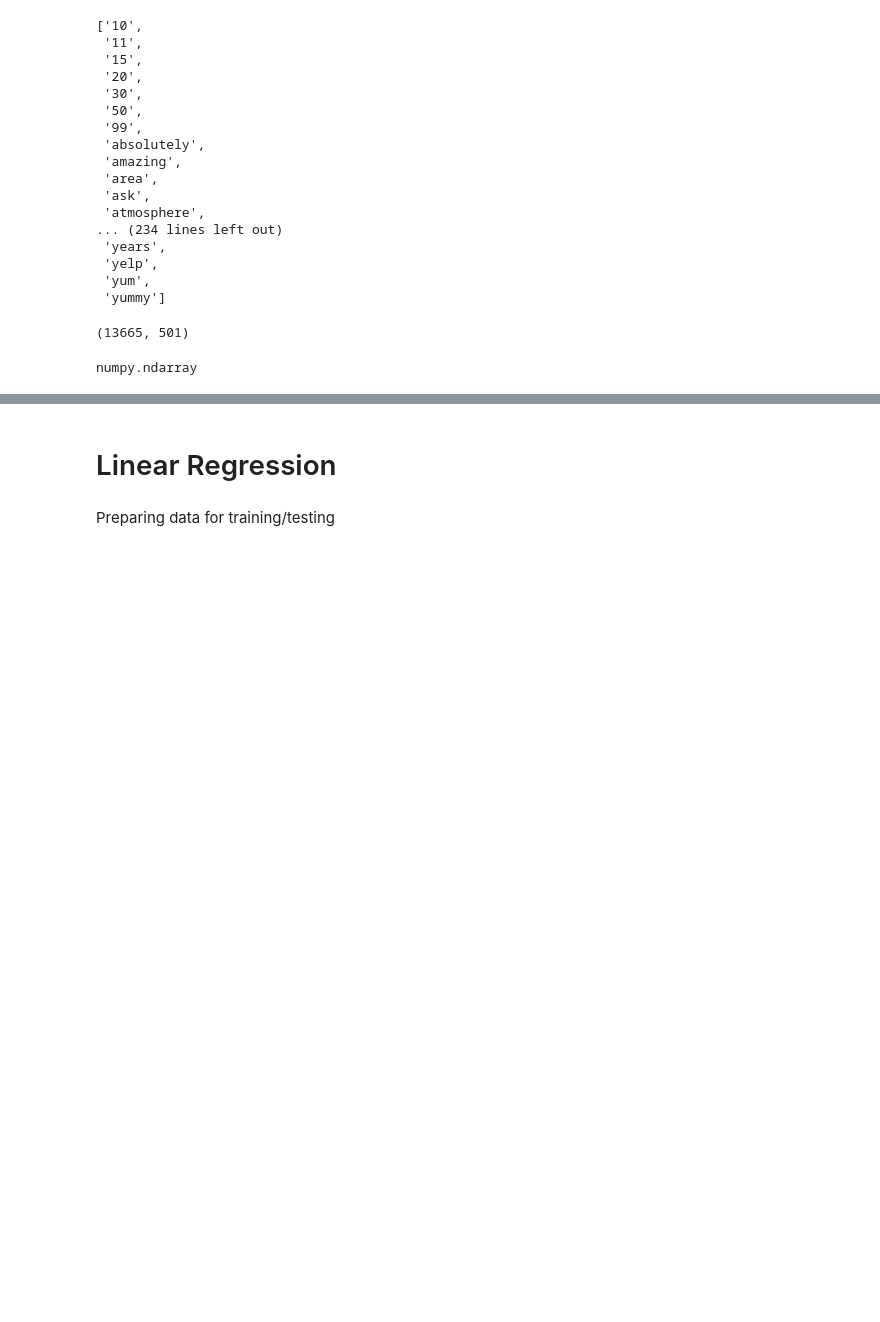
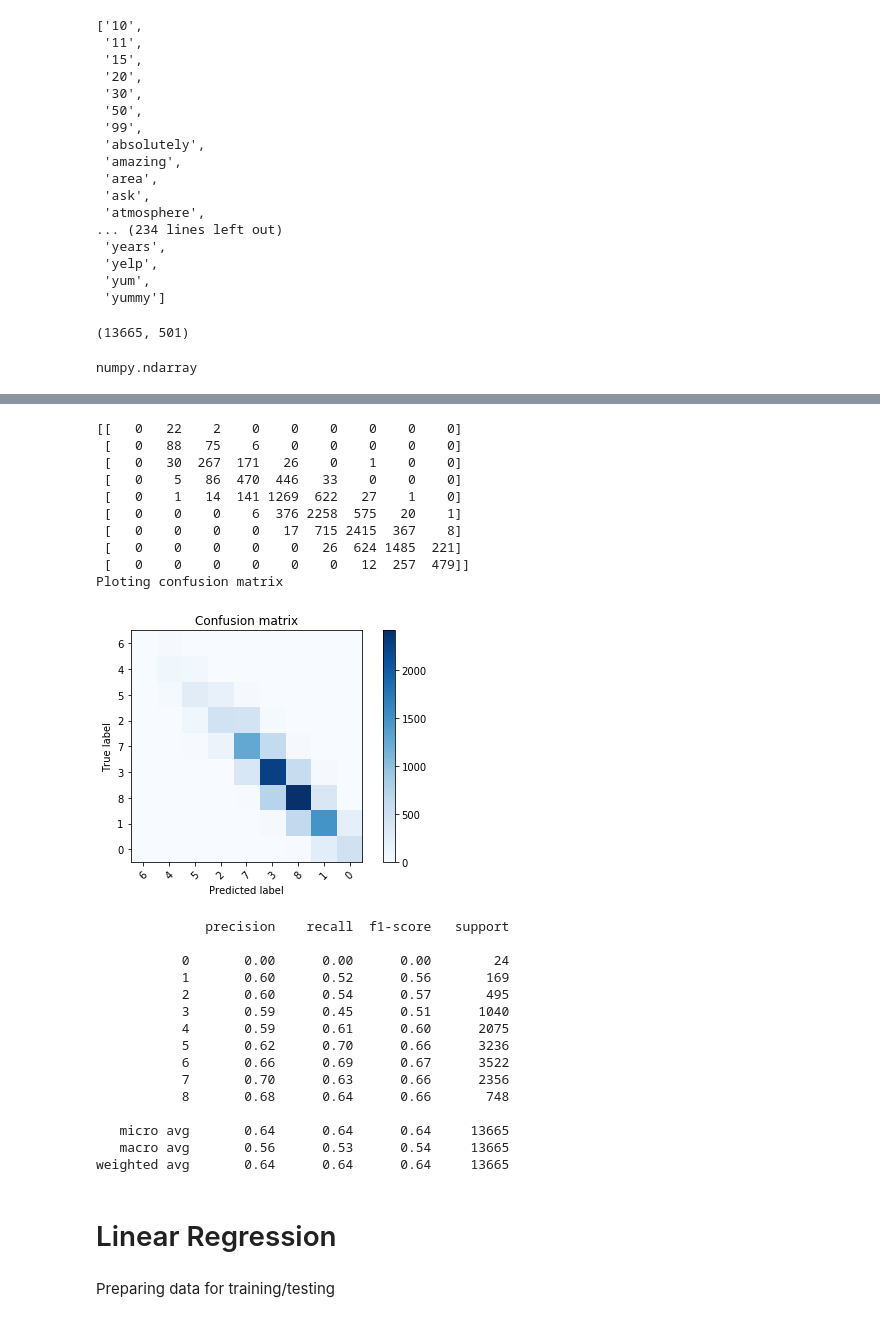
Before and after one commit to hgdangkhoi/CSC215_Project2, a Jupyter notebook: Khoi-Hoang_William-Dobson_CSC215_MiniProject2.ipynb, the cells around one changed output, grey strips where cells are left out. Saved outputs shown, nothing was run; the diff lists cells and outputs as text; code cells hidden in the pictures; blank space fills up the shorter version.

```diff
--- a/Khoi-Hoang_William-Dobson_CSC215_MiniProject2.ipynb
+++ b/Khoi-Hoang_William-Dobson_CSC215_MiniProject2.ipynb
@@ -550,11 +555,11 @@ df_test = pd.DataFrame(input_data_test)
 #missing_median(df_train, 'stars')
 #missing_median(df_test, 'stars')
 # %%
-df_train.reset_index(drop=True, inplace=True)
-y_train.reset_index(drop=True, inplace=True)
-df_train = pd.concat([df_train, y_train], axis=1)
+#df_train.reset_index(drop=True, inplace=True)
+#y_train.reset_index(drop=True, inplace=True)
+#df_train = pd.concat([df_train, y_train], axis=1)
 
-df_test.reset_index(drop=True, inplace=True)
-y_test.reset_index(drop=True, inplace=True)
-df_test = pd.concat([df_test, y_test], axis=1)
-df_test
+#df_test.reset_index(drop=True, inplace=True)
+#y_test.reset_index(drop=True, inplace=True)
+#df_test = pd.concat([df_test, y_test], axis=1)
+#df_test
@@ -580,2 +566,2 @@ df_test
 # %%
-x_train_tf,y_train_tf = to_xy(df_train,y_train)
+x_train_tf,y_train_tf = to_xy(df_train,'encoded_stars')
@@ -584,2 +568,2 @@ ValueError: The truth value of a DataFrame is ambiguous. Use a.empty, a.bool(),
 # %%
-x_test_tf,y_test_tf = to_xy(df_test,'stars')
+x_test_tf,y_test_tf = to_xy(df_test,'encoded_stars')
@@ -585,0 +620,10 @@ x_test_tf,y_test_tf = to_xy(df_test,'stars')
+# %%
+# Measure accuracy
+pred = model.predict(x_test_tf)
+pred = np.argmax(pred,axis=1)
+
+y_true = np.argmax(y_test_tf,axis=1)
+
+score = metrics.accuracy_score(y_true, pred)
+print("Final accuracy: {}".format(score))
+y_test_tf
@@ -586,3 +639,42 @@ x_test_tf,y_test_tf = to_xy(df_test,'stars')
+# %%
+# Compute confusion matrix
+cm = confusion_matrix(y_true, pred)
+print(cm)
+
+print('Ploting confusion matrix')
+plt.figure()
+plot_confusion_matrix(cm, df_ready_for_sklearn['encoded_stars'].unique())
+plt.show()
+
+
+print(classification_report(y_true, pred))
+# %% [output]
+[[   0   22    2    0    0    0    0    0    0]
+ [   0   88   75    6    0    0    0    0    0]
+ [   0   30  267  171   26    0    1    0    0]
+ [   0    5   86  470  446   33    0    0    0]
+ [   0    1   14  141 1269  622   27    1    0]
+ [   0    0    0    6  376 2258  575   20    1]
+ [   0    0    0    0   17  715 2415  367    8]
+ [   0    0    0    0    0   26  624 1485  221]
+ [   0    0    0    0    0    0   12  257  479]]
+Ploting confusion matrix
+[figure, added]
+              precision    recall  f1-score   support
+
+           0       0.00      0.00      0.00        24
+           1       0.60      0.52      0.56       169
+           2       0.60      0.54      0.57       495
+           3       0.59      0.45      0.51      1040
+           4       0.59      0.61      0.60      2075
+           5       0.62      0.70      0.66      3236
+           6       0.66      0.69      0.67      3522
+           7       0.70      0.63      0.66      2356
+           8       0.68      0.64      0.66       748
+
+   micro avg       0.64      0.64      0.64     13665
+   macro avg       0.56      0.53      0.54     13665
+weighted avg       0.64      0.64      0.64     13665
 # %% [markdown]
 # Linear Regression
 # %% [markdown]
```
Also changed, not shown: parts of 23 cells of this notebook, 2 other files.
